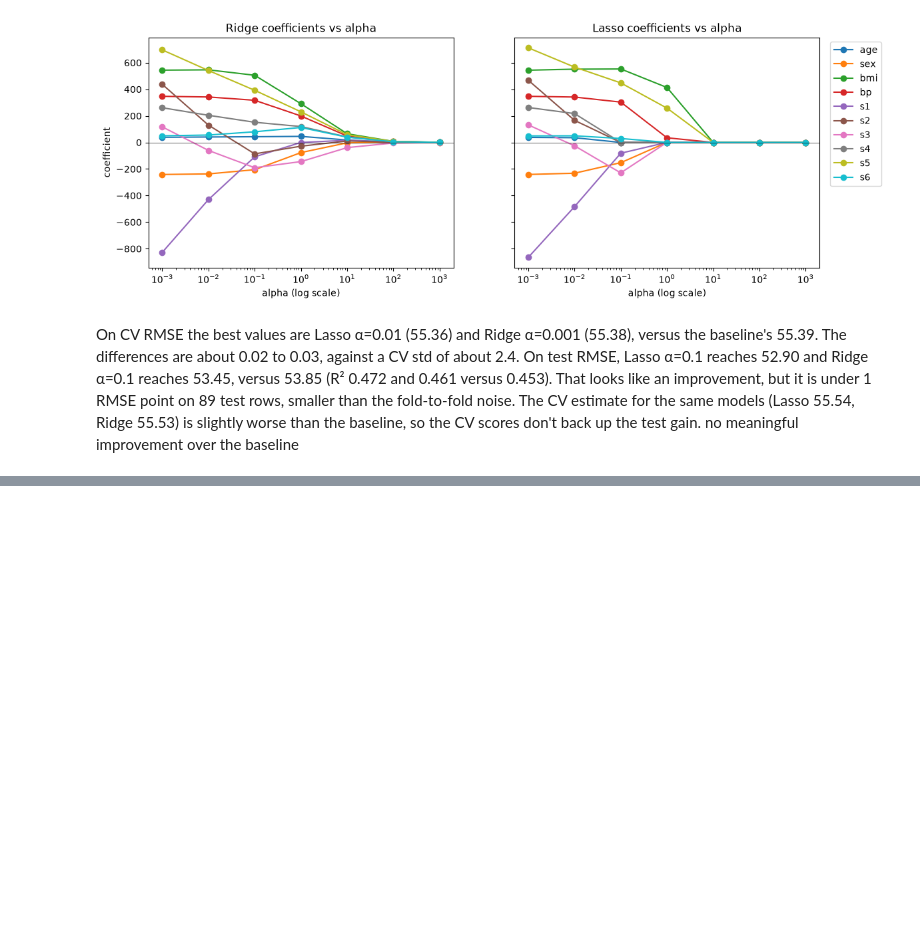
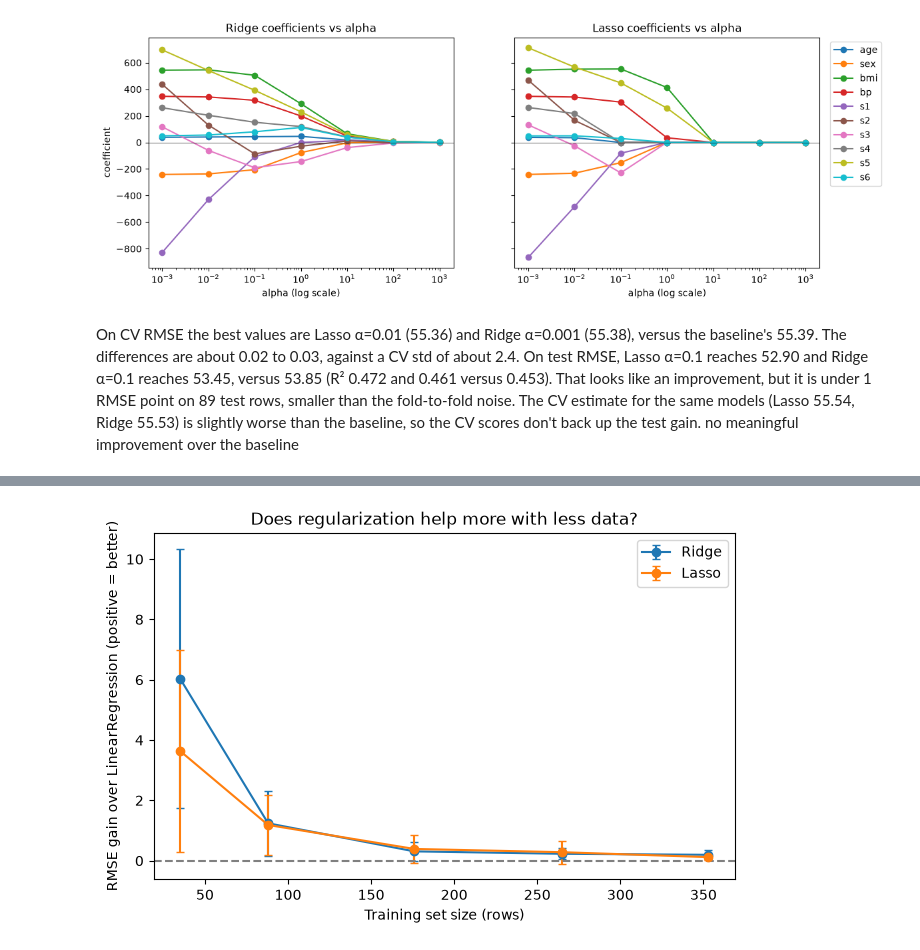
Before and after one commit to Anubhav-2915/Regularization-Study, a Jupyter notebook: notebooks/01_baseline.ipynb, the cells around one changed output, grey strips where cells are left out. Saved outputs shown, nothing was run; the diff lists cells and outputs as text; code cells hidden in the pictures; blank space fills up the shorter version.

```diff
--- a/notebooks/01_baseline.ipynb
+++ b/notebooks/01_baseline.ipynb
@@ -391,0 +487,10 @@ no meaningful improvement over the baseline
+# %%
+pivot = size_results.pivot_table(index=["seed", "fraction", "n_train"],
+                                    columns="model", values="test_RMSE").reset_index()
+pivot["Ridge_gain"] = pivot["LinearRegression"] - pivot["Ridge"]
+pivot["Lasso_gain"] = pivot["LinearRegression"] - pivot["Lasso"]
+
+gain = (pivot.groupby("n_train")[["Ridge_gain", "Lasso_gain"]]
+        .agg(["mean", "std"]).round(3))
+gain.to_csv("D:/Research Project/results/tables/regularization_gain.csv")
+gain
@@ -391,0 +506,15 @@ no meaningful improvement over the baseline
+# %%
+g = pivot.groupby("n_train")[["Ridge_gain", "Lasso_gain"]].agg(["mean", "std"])
+plt.figure(figsize=(7.5, 4.5))
+for col in ["Ridge_gain", "Lasso_gain"]:
+    plt.errorbar(g.index, g[(col, "mean")], yerr=g[(col, "std")],
+                 marker="o", capsize=3, label=col.replace("_gain", ""))
+plt.axhline(0, color="gray", linestyle="--")
+plt.xlabel("Training set size (rows)")
+plt.ylabel("RMSE gain over LinearRegression (positive = better)")
+plt.title("Does regularization help more with less data?")
+plt.legend()
+plt.savefig("D:/Research Project/results/figures/regularization_gain_vs_size.png", dpi=150, bbox_inches="tight")
+plt.show()
+# %% [output]
+[figure, added]
```
Also changed, not shown: parts of 6 cells of this notebook, 5 other files.
